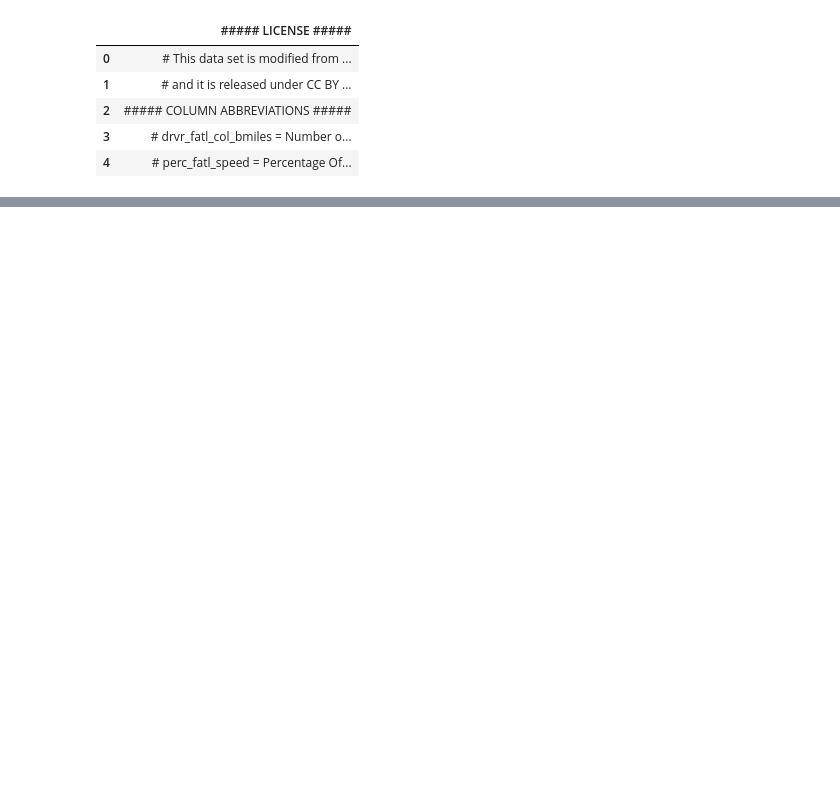
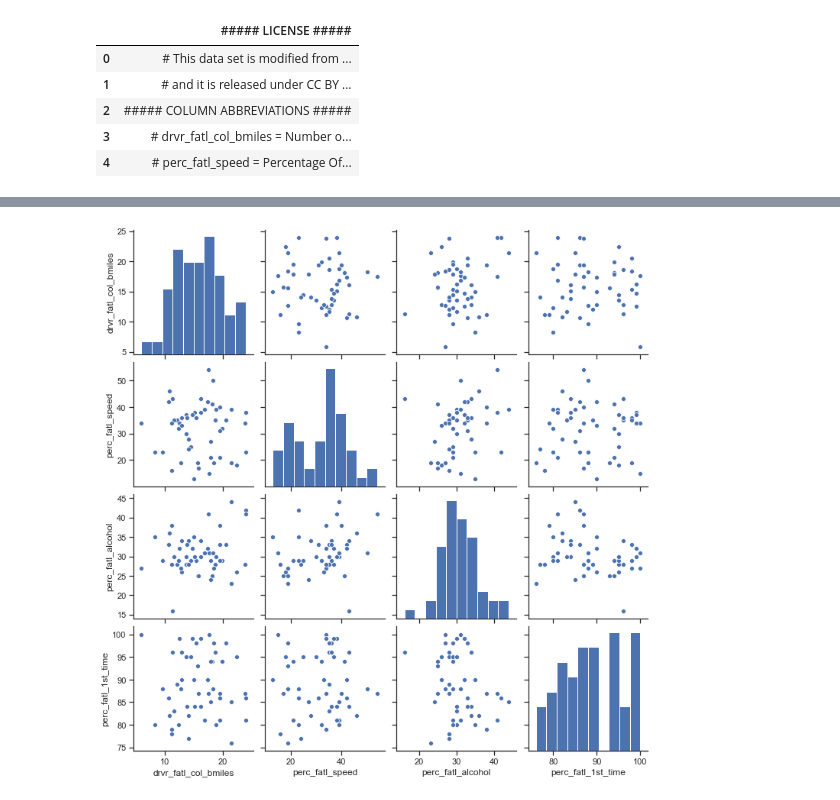
Before and after one commit to khullaal/Python_project, a Jupyter notebook: code/Project_final.ipynb, the cells around one changed output, grey strips where cells are left out. Saved outputs shown, nothing was run; the diff lists cells and outputs as text; code cells hidden in the pictures; blank space fills up the shorter version.

```diff
--- a/code/Project_final.ipynb
+++ b/code/Project_final.ipynb
@@ -28,0 +33,7 @@ car_acc = pd.read_csv('road-accidents1.csv', delimiter = '|')')
+# %%
+car_acc = pd.read_csv('https://raw.githubusercontent.com/khullaal/Python_project/master/data/datasets/road-accidents_clean.csv', delimiter = '|')
+car_acc.head()
+# drvr_fatl_col_bmiles : means fatal accidents column by miles
+# perc_fatl_speed : percent of fatal accidents due to speeding
+# perc_fatl_alcohol : percent of fatal accidents due to alcohol
+# perc_fatl_1st_time : percent of fatal accidents due to 1st time accident
@@ -28,0 +117,5 @@ car_acc = pd.read_csv('road-accidents1.csv', delimiter = '|')')
+# %%
+sns.set(style="ticks", color_codes=True)
+sns.pairplot(car_acc);
+# %% [output]
+[figure, added]
```
Also changed, not shown: parts of 32 cells of this notebook.
